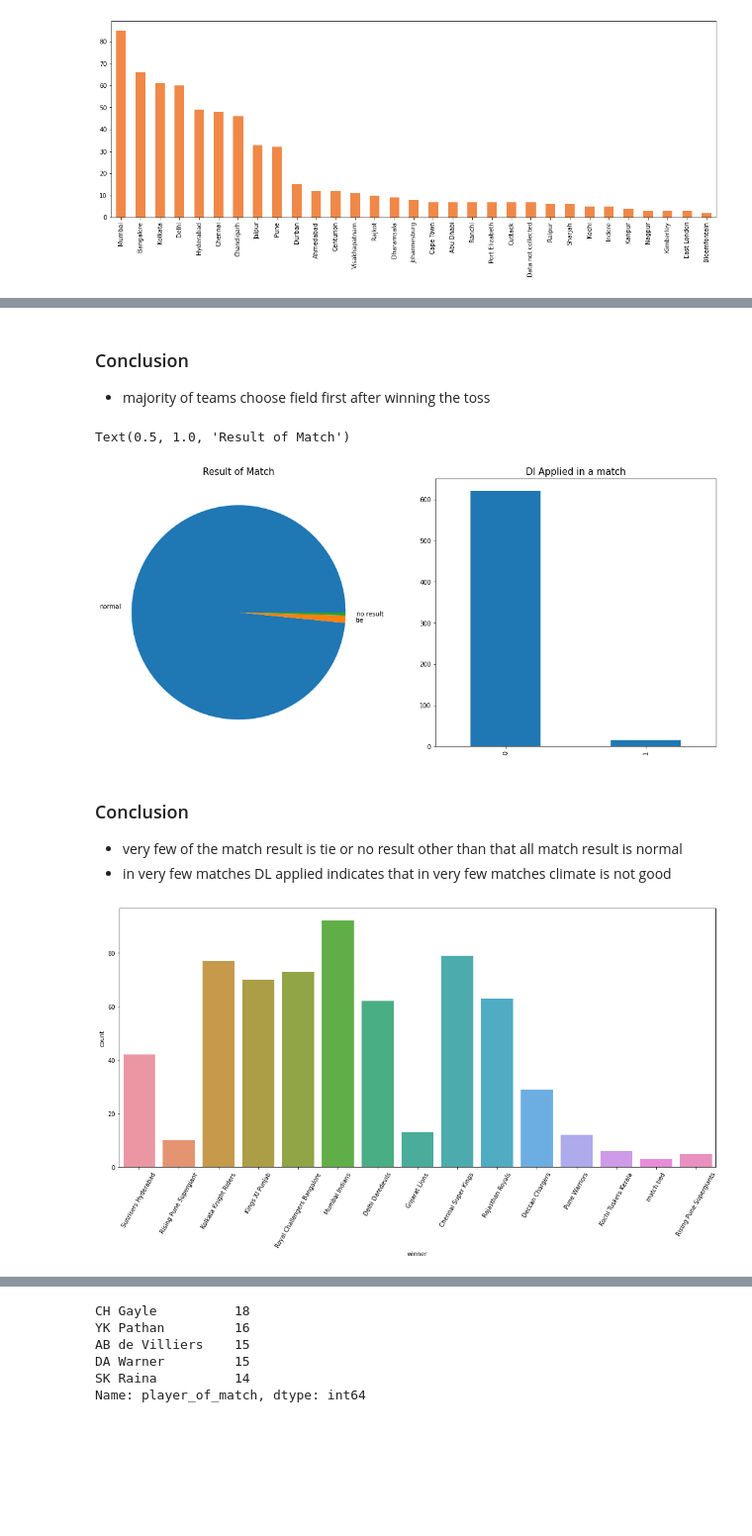
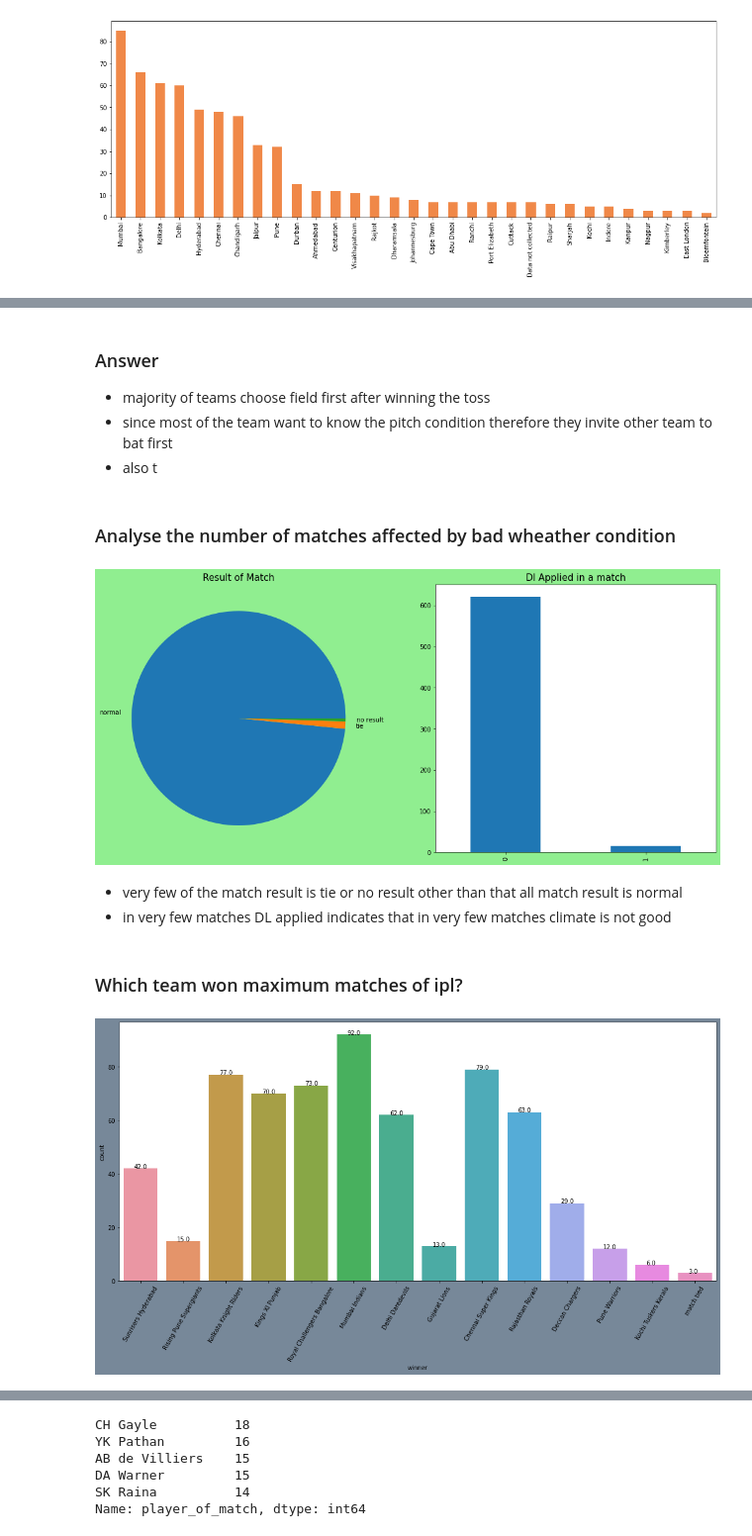
Before and after one commit to aman-pandey24/EDA_Project, a Jupyter notebook: IPL DATASET.ipynb, the cells around one changed output, grey strips where cells are left out. Shown at 99% size. Drawn from its saved outputs; the diff is of its cells as text; code cells hidden in the pictures; blank space fills up the shorter version.

```diff
--- a/IPL DATASET.ipynb
+++ b/IPL DATASET.ipynb
@@ -67,3 +64,6 @@ df
+# %%
+# since id is of no use for our visualization we simply remove it
+df.drop("id",axis=1,inplace=True)
 # %%
 df.isnull().sum()
 # %% [output]
@@ -113,0 +136,7 @@ dtype: int64
+# %%
+# as i found two names of same team in team1,team2,winner,and toss_winner column so we need to replace it
+#Replacing the Rising Pune Supergiant with Rising Pune Supergiants
+df["team2"]=df["team2"].replace("Rising Pune Supergiant","Rising Pune Supergiants")
+df["team1"]=df["team1"].replace("Rising Pune Supergiant","Rising Pune Supergiants")
+df["winner"]=df["winner"].replace("Rising Pune Supergiant","Rising Pune Supergiants")
+df["toss_winner"]=df["toss_winner"].replace("Rising Pune Supergiant","Rising Pune Supergiants")
@@ -201,0 +215,10 @@ df["season"].value_counts().plot.bar(figsize=[15,6])
+# %%
+plt.figure(figsize=[18,6],facecolor="orange")
+ax=sns.countplot('season',data=df)
+plt.title('Matches Played per season',fontsize=15)
+plt.xlabel("season",fontsize=15)
+plt.ylabel("No of match played per season",fontsize=15)
+plt.xticks(rotation=60)
+for p in ax.patches:
+    ax.annotate('{:.1f}'.format(p.get_height()), (p.get_x()+0.25, p.get_height()+0.01))
+plt.show()
@@ -214,9 +244,11 @@ df["city"].value_counts().plot.bar(figsize=[18,6],color='#F08848')
 # %%
-plt.figure(figsize=[18,6])
-sns.countplot('toss_winner',data=df,palette="winter")
+plt.figure(figsize=[18,6],facecolor="lightblue")
+ax=sns.countplot('toss_winner',data=df,palette="summer")
 plt.title('Toss Won by the IPL teams',fontsize=15)
 plt.xlabel("Teams",fontsize=15)
 plt.ylabel("No of toss wins",fontsize=15)
 plt.xticks(rotation=60)
+for p in ax.patches:
+    ax.annotate('{:.1f}'.format(p.get_height()), (p.get_x()+0.25, p.get_height()+0.01))
 plt.show()
 # %% [output]
@@ -237,25 +272,32 @@ ax[0].legend()
 # %% [markdown]
-### Conclusion
+### Answer
 - majority of teams choose field first after winning the toss
+- since most of the team want to know the pitch condition therefore they invite other team to bat first
+- also t
+# %% [markdown]
+### Analyse the number of matches affected by bad wheather condition
 # %%
-f,ax=plt.subplots(1,2,figsize=[18,8])
+f,ax=plt.subplots(1,2,figsize=[18,8],facecolor="lightgreen")
 df['result'].value_counts().plot.pie(ax=ax[0],fontsize=10)
 ax[0].set_ylabel("")
 ax[1]=df['dl_applied'].value_counts().plot.bar()
 ax[1].set_title("Dl Applied in a match",fontsize=15)
 ax[0].set_title("Result of Match",fontsize=15)
+plt.show()
 # %% [output]
-Text(0.5, 1.0, 'Result of Match')
-[figure, old version]
+[figure, new version]
 # %% [markdown]
-### Conclusion
 - very few of the match result is tie or no result other than that all match result is normal
 - in very few matches DL applied indicates that in very few matches climate is not good
+# %% [markdown]
+### Which team won maximum matches of ipl?
 # %%
-plt.figure(figsize=[18,8])
-sns.countplot('winner',data=df)
+plt.figure(figsize=[18,8],facecolor="lightslategray")
+ax=sns.countplot('winner',data=df)
 plt.xticks(rotation=60)
+for p in ax.patches:
+    ax.annotate('{:.1f}'.format(p.get_height()), (p.get_x()+0.25, p.get_height()+0.01))
 plt.show()
 # %% [output]
-[figure, old version]
+[figure, new version]
 # %% [markdown]
```
Also changed, not shown: parts of 76 cells of this notebook.
